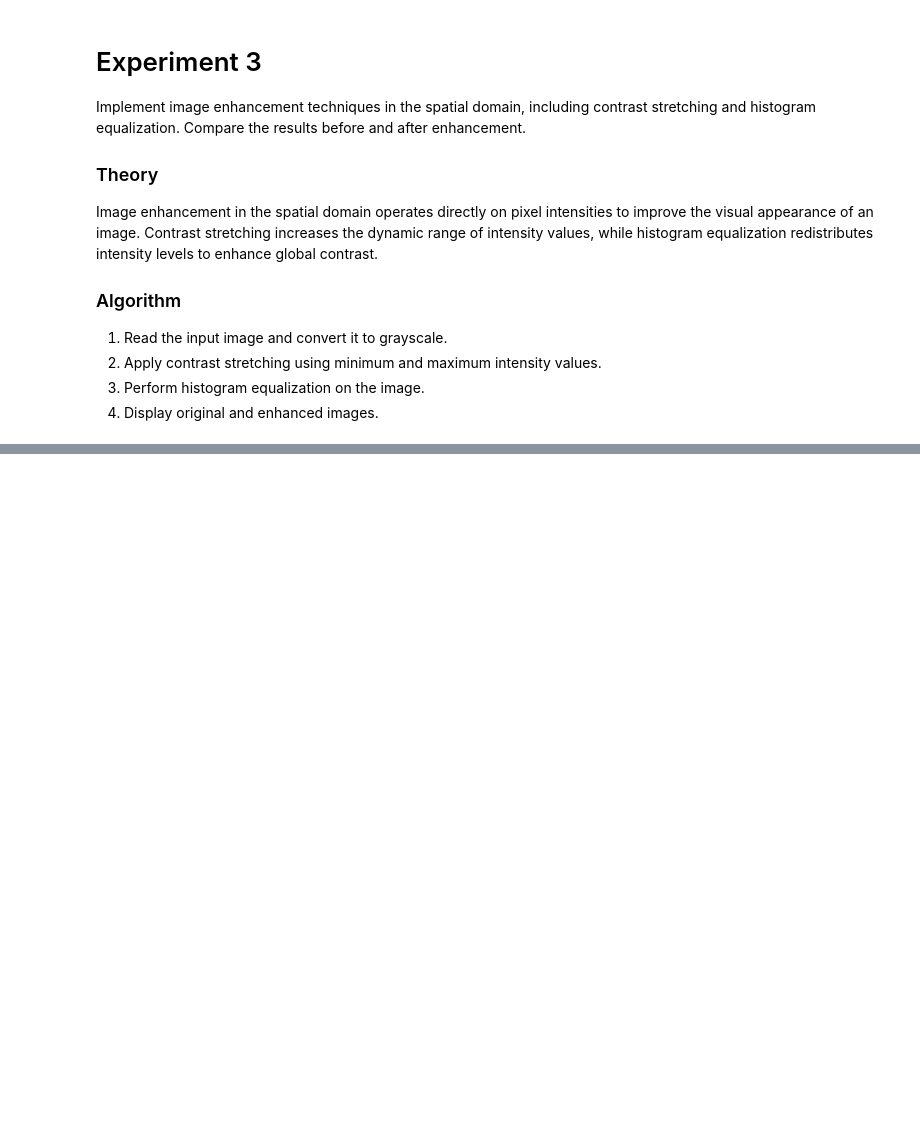
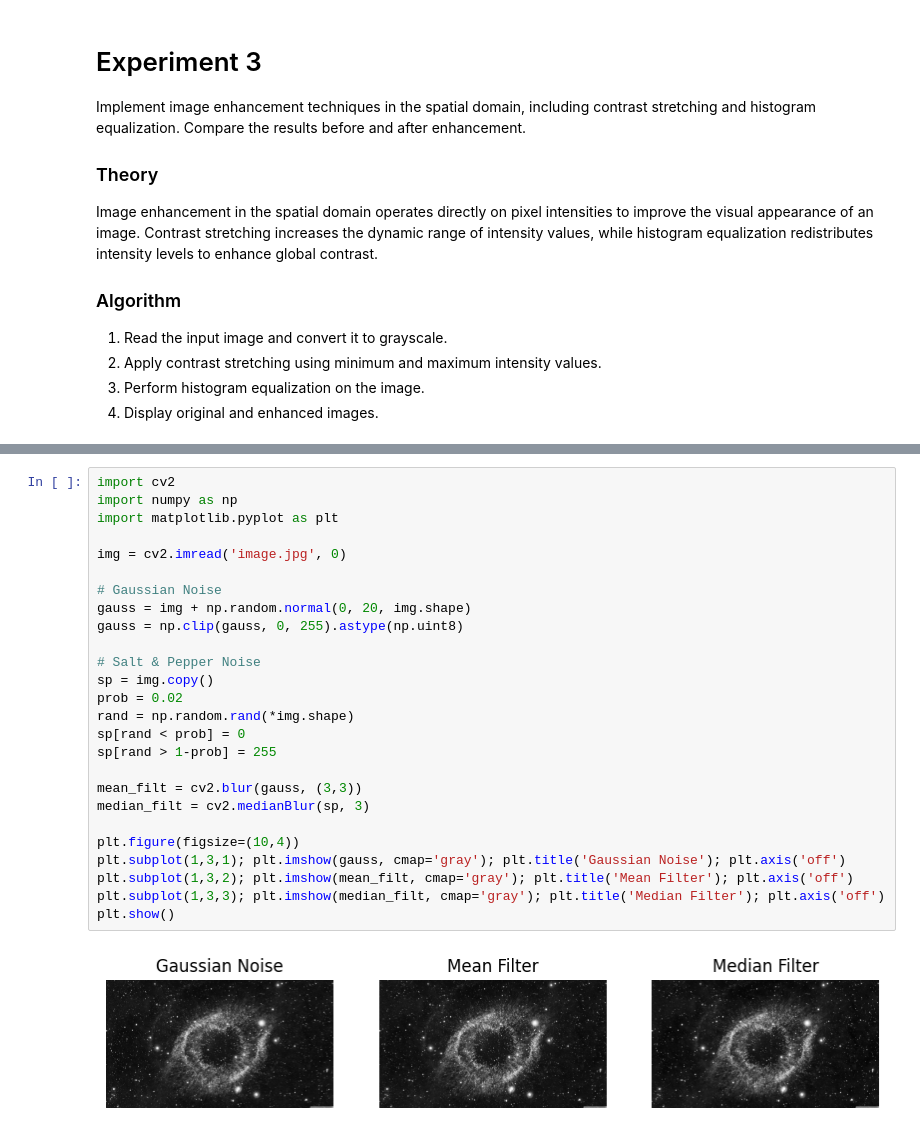
Before and after one commit to srijanexe-8/Image-Processing-and-Computer-Vision, a Jupyter notebook: experiments in chronology.ipynb, the cells around one changed output, grey strips where cells are left out. Saved outputs shown, nothing was run; the diff lists cells and outputs as text; blank space fills up the shorter version.

```diff
--- a/experiments in chronology.ipynb
+++ b/experiments in chronology.ipynb
@@ -162,0 +237,28 @@ Image enhancement in the spatial domain operates directly on pixel intensities t
+# %%
+import cv2
+import numpy as np
+import matplotlib.pyplot as plt
+
+img = cv2.imread('image.jpg', 0)
+
+# Gaussian Noise
+gauss = img + np.random.normal(0, 20, img.shape)
+gauss = np.clip(gauss, 0, 255).astype(np.uint8)
+
+# Salt & Pepper Noise
+sp = img.copy()
+prob = 0.02
+rand = np.random.rand(*img.shape)
+sp[rand < prob] = 0
+sp[rand > 1-prob] = 255
+
+mean_filt = cv2.blur(gauss, (3,3))
+median_filt = cv2.medianBlur(sp, 3)
+
+plt.figure(figsize=(10,4))
+plt.subplot(1,3,1); plt.imshow(gauss, cmap='gray'); plt.title('Gaussian Noise'); plt.axis('off')
+plt.subplot(1,3,2); plt.imshow(mean_filt, cmap='gray'); plt.title('Mean Filter'); plt.axis('off')
+plt.subplot(1,3,3); plt.imshow(median_filt, cmap='gray'); plt.title('Median Filter'); plt.axis('off')
+plt.show()
+# %% [output]
+[figure, added]
```
Also changed, not shown: parts of 26 cells of this notebook, 5 other files.
